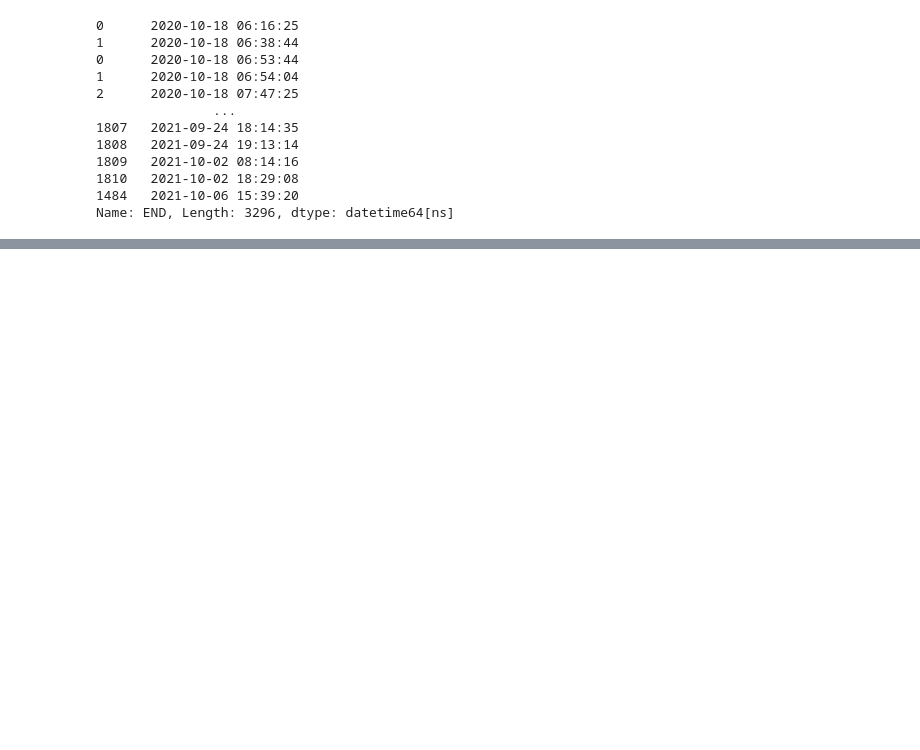
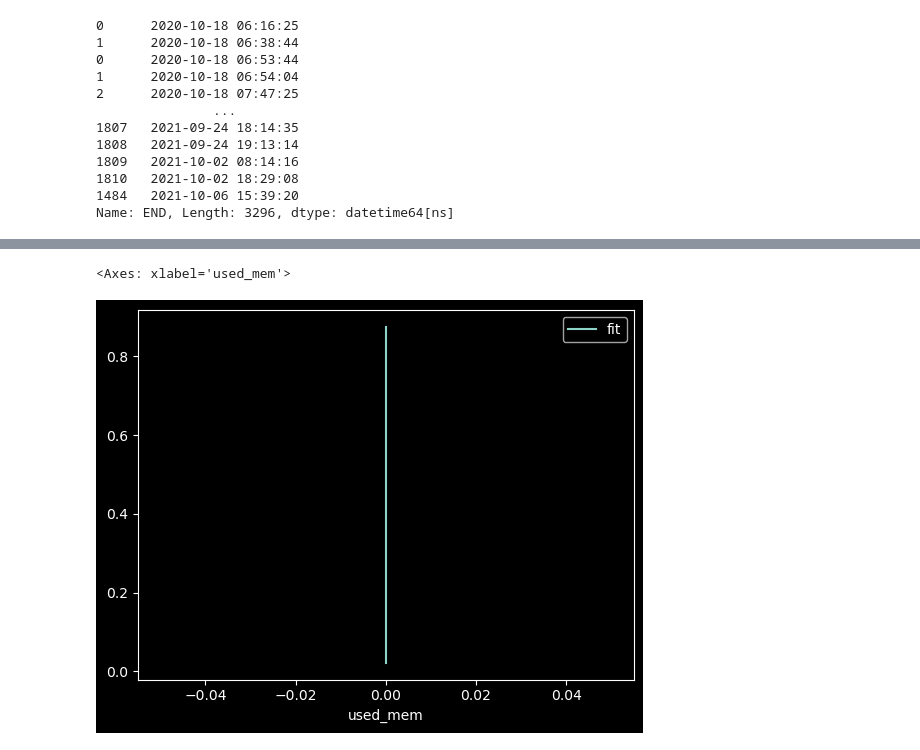
Before and after one commit to nss-data-science-cohort-8/nss-data-science-cohort-8-classroom-accre-accre, a Jupyter notebook: notebooks/andrew_branch_head.ipynb, the cells around one changed output, grey strips where cells are left out. Drawn from its saved outputs; the diff is of its cells as text; code cells hidden in the pictures; blank space fills up the shorter version.

```diff
--- a/notebooks/andrew_branch_head.ipynb
+++ b/notebooks/andrew_branch_head.ipynb
@@ -481,0 +608,6 @@ ValueError: Length mismatch: Expected 3297 rows, received array of length 3296
+# %%
+fit_df.plot(x='used_mem',
+            y='fit')
+# %% [output]
+<Axes: xlabel='used_mem'>
+[figure, added]
```
Also changed, not shown: parts of 16 cells of this notebook.
